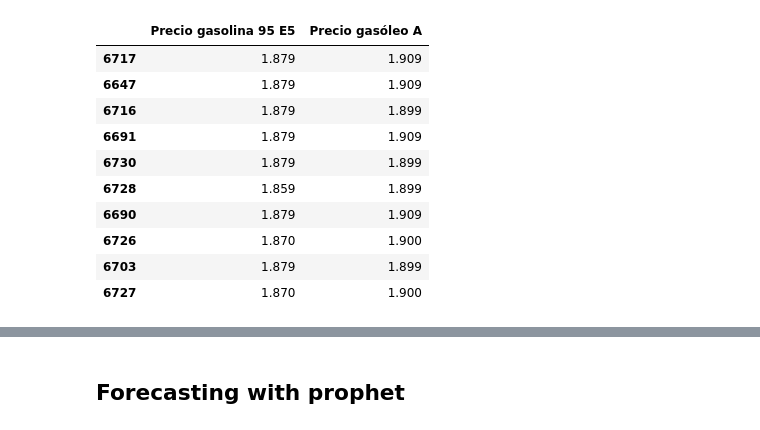
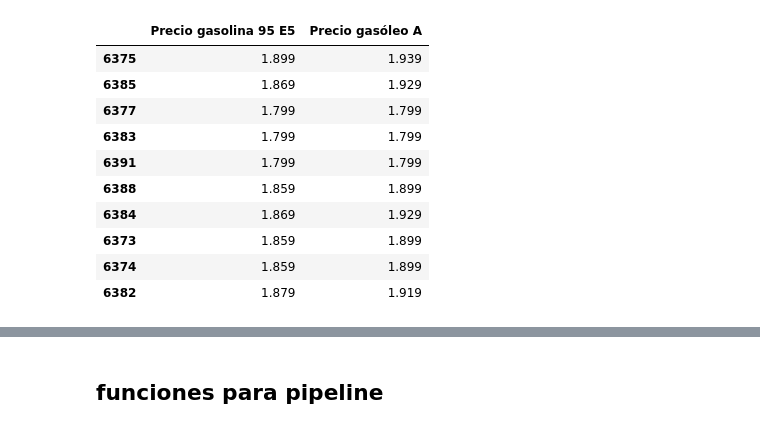
Before and after one commit to abarrasa/Final-Project, a Jupyter notebook: Visualización definitiva.ipynb, the cells around one changed output, grey strips where cells are left out. Saved outputs shown, nothing was run; the diff lists cells and outputs as text; code cells hidden in the pictures.

Commit message:
funciones

```diff
--- a/Visualización definitiva.ipynb
+++ b/Visualización definitiva.ipynb
@@ -12,7 +12,7 @@ import matplotlib.pyplot as plt
 import warnings
 warnings.filterwarnings('ignore')
 # %%
-price_today= pd.read_excel('price_today.xlsx')
+df_new= pd.read_excel('price_today.xlsx') #20 columnas, con las de mercator
 df_acum= pd.read_excel('df_definitivo.xlsx')
 # %%
 #poner aqui la funcio buena. esta no sirve en el mapa
@@ -36,4 +30,3 @@ diccionario
 # %%
-price_today = price_today.sort_values('Distance')
-price_head=price_today.head(10)
-price_head
+df_new = df_new.sort_values('Distance')
+df_new=df_new.head(10)
@@ -131,35 +122,35 @@ fig.savefig("my_plot_name.png")
 # %%
 def statistical_quartiles(dataset, column, percentile):
     lst = dataset[column].tolist()
     data = sorted(lst)
     if percentile != 100:
         index = int((len(data))*percentile/100)
         #Par, si el resto es 0.
         if len(lst) % 2 != 0:
             return data[index]
 
         #Impar, si el resto != de 0.
         else:
             return (data[index - 1] + data[index]) / 2
 
     elif percentile == 100:
         index = int(len(data))-1
         return data[index]
 
-df_colores = price_head.iloc[:,[7,10]]
+df_colores = df_new.iloc[:,[7,10]]
 df_colores
 # %% [output]
 |  | Precio gasolina 95 E5 | Precio gasóleo A |
-| 6717 | 1.879 | 1.909 |
-| 6647 | 1.879 | 1.909 |
-| 6716 | 1.879 | 1.899 |
-| 6691 | 1.879 | 1.909 |
-| 6730 | 1.879 | 1.899 |
-| 6728 | 1.859 | 1.899 |
-| 6690 | 1.879 | 1.909 |
-| 6726 | 1.870 | 1.900 |
-| 6703 | 1.879 | 1.899 |
-| 6727 | 1.870 | 1.900 |
+| 6375 | 1.899 | 1.939 |
+| 6385 | 1.869 | 1.929 |
+| 6377 | 1.799 | 1.799 |
+| 6383 | 1.799 | 1.799 |
+| 6391 | 1.799 | 1.799 |
+| 6388 | 1.859 | 1.899 |
+| 6384 | 1.869 | 1.929 |
+| 6373 | 1.859 | 1.899 |
+| 6374 | 1.859 | 1.899 |
+| 6382 | 1.879 | 1.919 |
 # %%
 df_colores['Precio gasolina 95 E5'] = df_colores['Precio gasolina 95 E5'].apply(lambda x: x.replace(',','.'))
 df_colores['Precio gasóleo A'] = df_colores['Precio gasóleo A'].apply(lambda x: x.replace(',','.'))
@@ -246,4 +239,4 @@ ubi_actual(price_head)
 # %% [output]
 [interactive output not drawn]
 # %% [markdown]
-## Forecasting with prophet
+## funciones para pipeline
```
Also changed, not shown: parts of 14 cells of this notebook, 9 other files.
